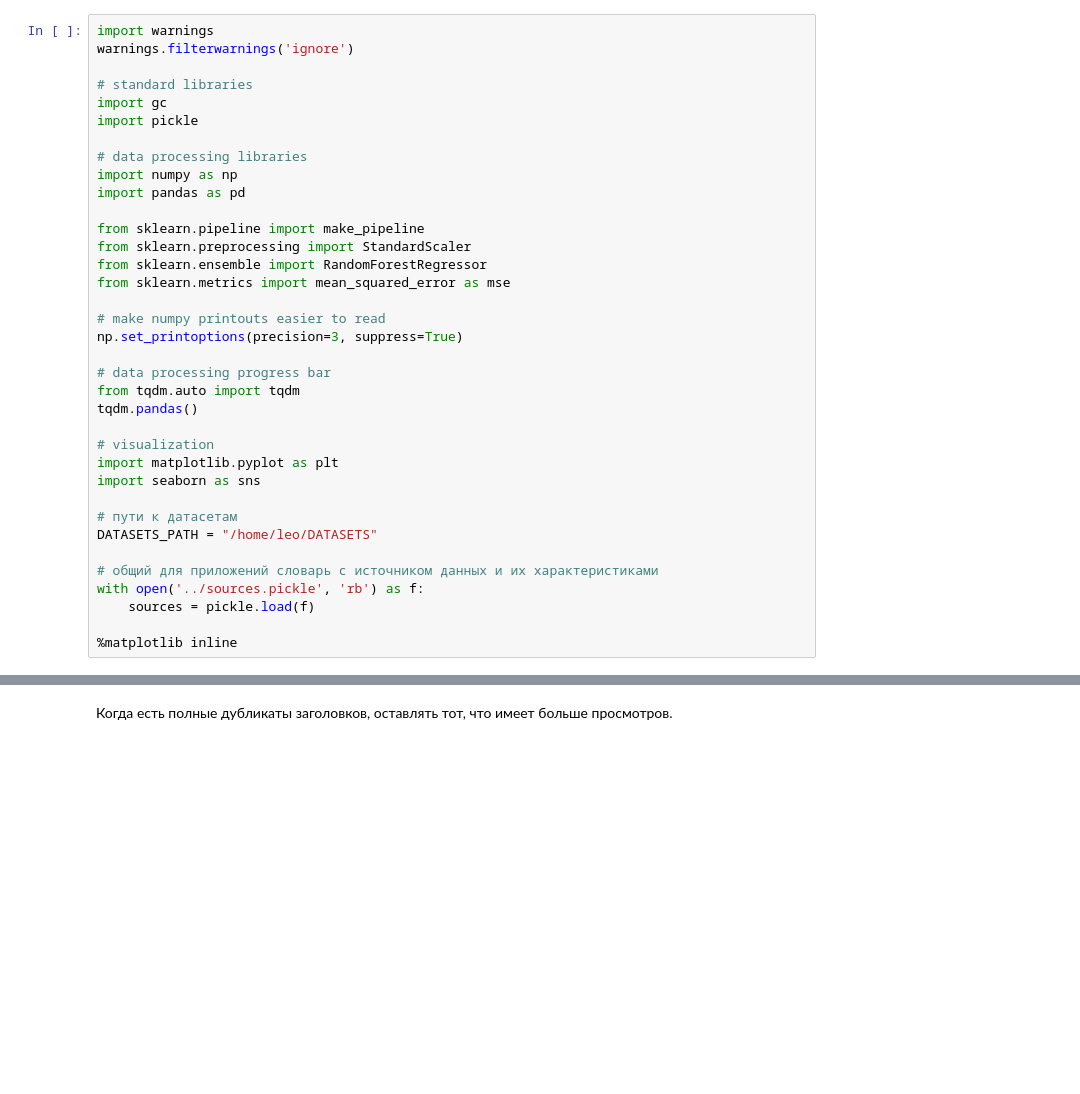
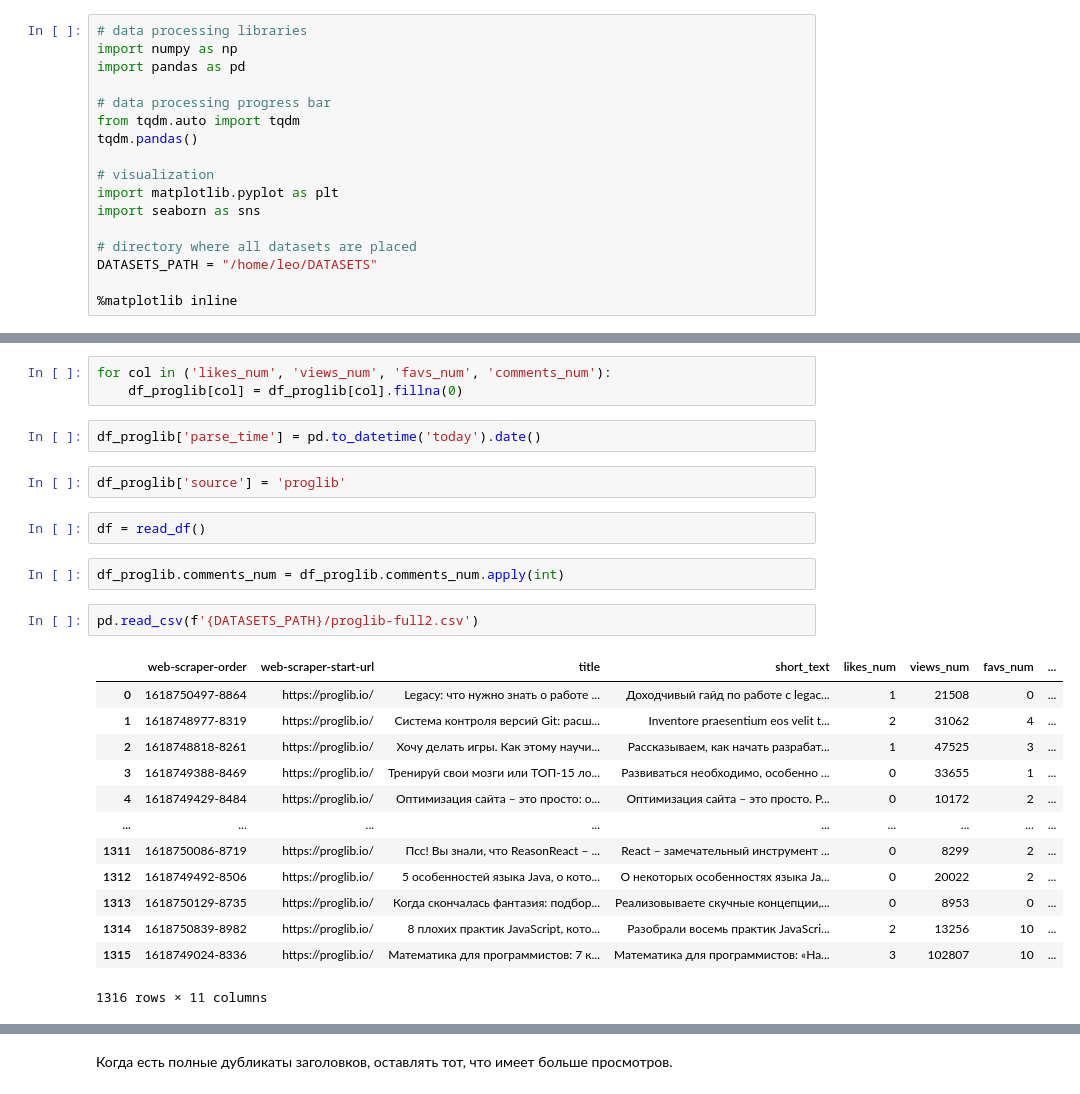
Before and after one commit to matyushkin/title, a Jupyter notebook: model/preparation.ipynb, the cells around one changed output, grey strips where cells are left out. Drawn from its saved outputs; the diff is of its cells as text; blank space fills up the shorter version.

```diff
--- a/model/preparation.ipynb
+++ b/model/preparation.ipynb
@@ -5,22 +5,7 @@
 # %%
-import warnings
-warnings.filterwarnings('ignore')
-
-# standard libraries
-import gc
-import pickle
-
 # data processing libraries
 import numpy as np
 import pandas as pd
-
-from sklearn.pipeline import make_pipeline
-from sklearn.preprocessing import StandardScaler
-from sklearn.ensemble import RandomForestRegressor
-from sklearn.metrics import mean_squared_error as mse
-
-# make numpy printouts easier to read
-np.set_printoptions(precision=3, suppress=True)
 
 # data processing progress bar
 from tqdm.auto import tqdm
@@ -30,11 +15,7 @@ tqdm.pandas()
 import matplotlib.pyplot as plt
 import seaborn as sns
 
-# пути к датасетам
+# directory where all datasets are placed
 DATASETS_PATH = "/home/leo/DATASETS"
 
-# общий для приложений словарь с источником данных и их характеристиками
-with open('../sources.pickle', 'rb') as f:
-    sources = pickle.load(f)
-
 %matplotlib inline
@@ -121,0 +128,27 @@ Wall time: 389 ms
+# %%
+for col in ('likes_num', 'views_num', 'favs_num', 'comments_num'):
+    df_proglib[col] = df_proglib[col].fillna(0)
+# %%
+df_proglib['parse_time'] = pd.to_datetime('today').date()
+# %%
+df_proglib['source'] = 'proglib'
+# %%
+df = read_df()
+# %%
+df_proglib.comments_num = df_proglib.comments_num.apply(int)
+# %%
+pd.read_csv(f'{DATASETS_PATH}/proglib-full2.csv')
+# %% [output]
+|  | web-scraper-order | web-scraper-start-url | title | short_text | likes_num | views_num | favs_num | ... |
+| 0 | 1618750497-8864 | https://proglib.io/ | Legacy: что нужно знать о работе ... | Доходчивый гайд по работе с legac... | 1 | 21508 | 0 | ... |
+| 1 | 1618748977-8319 | https://proglib.io/ | Cистема контроля версий Git: расш... | Inventore praesentium eos velit t... | 2 | 31062 | 4 | ... |
+| 2 | 1618748818-8261 | https://proglib.io/ | Хочу делать игры. Как этому научи... | Рассказываем, как начать разрабат... | 1 | 47525 | 3 | ... |
+| 3 | 1618749388-8469 | https://proglib.io/ | Тренируй свои мозги или ТОП-15 ло... | Развиваться необходимо, особенно ... | 0 | 33655 | 1 | ... |
+| 4 | 1618749429-8484 | https://proglib.io/ | Оптимизация сайта – это просто: о... | Оптимизация сайта – это просто. Р... | 0 | 10172 | 2 | ... |
+| ... | ... | ... | ... | ... | ... | ... | ... | ... |
+| 1311 | 1618750086-8719 | https://proglib.io/ | Псс! Вы знали, что ReasonReact – ... | React – замечательный инструмент ... | 0 | 8299 | 2 | ... |
+| 1312 | 1618749492-8506 | https://proglib.io/ | 5 особенностей языка Java, о кото... | О некоторых особенностях языка Ja... | 0 | 20022 | 2 | ... |
+| 1313 | 1618750129-8735 | https://proglib.io/ | Когда скончалась фантазия: подбор... | Реализовываете скучные концепции,... | 0 | 8953 | 0 | ... |
+| 1314 | 1618750839-8982 | https://proglib.io/ | 8 плохих практик JavaScript, кото... | Разобрали восемь практик JavaScri... | 2 | 13256 | 10 | ... |
+| 1315 | 1618749024-8336 | https://proglib.io/ | Математика для программистов: 7 к... | Математика для программистов: «На... | 3 | 102807 | 10 | ... |
+1316 rows × 11 columns
```
Also changed, not shown: parts of 30 cells of this notebook, 1 other file.
